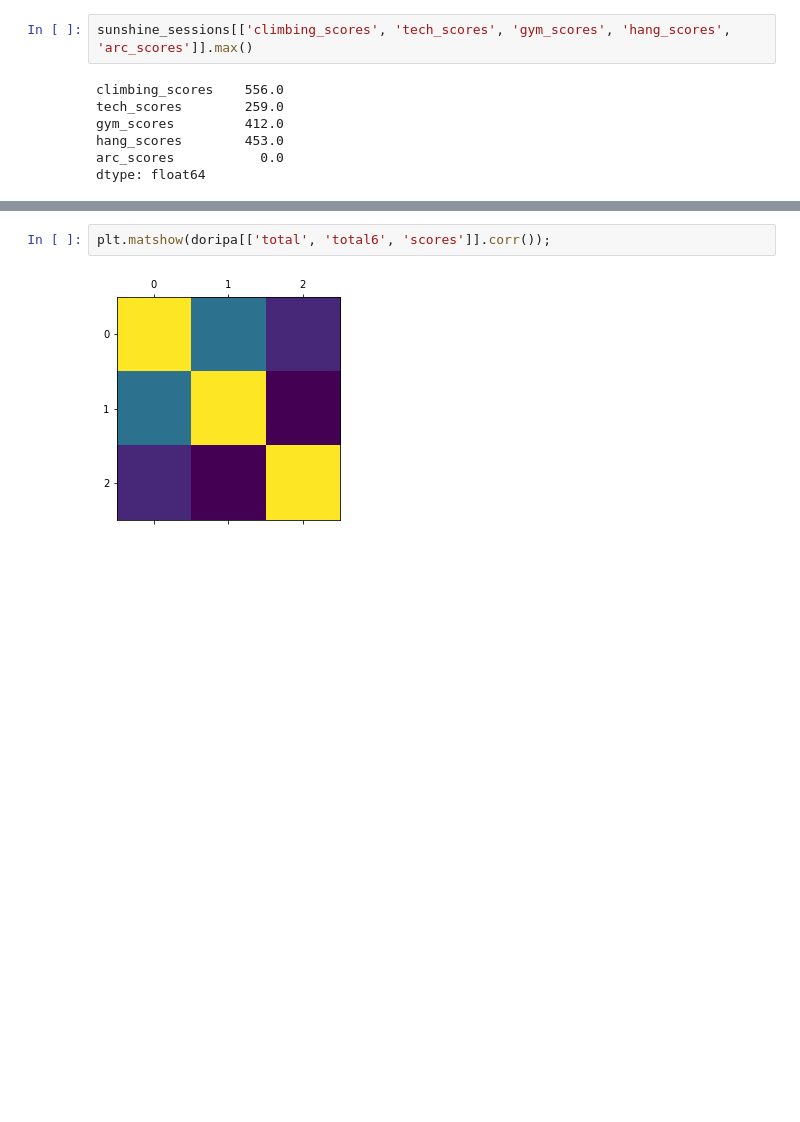
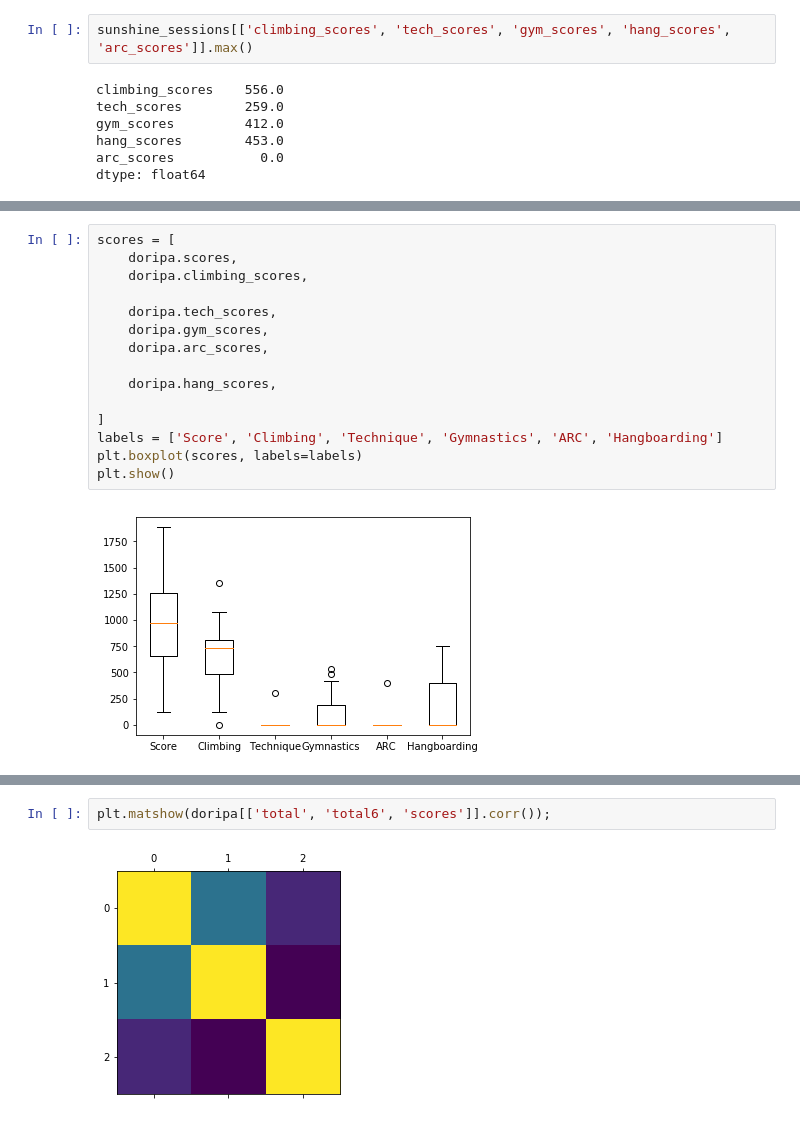
Before and after one commit to gardiac2002/monkies, a Jupyter notebook: Sessions Analysis.ipynb, the cells around one changed output, grey strips where cells are left out. Drawn from its saved outputs; the diff is of its cells as text; blank space fills up the shorter version.

```diff
--- a/Sessions Analysis.ipynb
+++ b/Sessions Analysis.ipynb
@@ -210,3 +212,20 @@ plt.show()
+# %%
+scores = [
+    doripa.scores,
+    doripa.climbing_scores,
+
+    doripa.tech_scores,
+    doripa.gym_scores,
+    doripa.arc_scores,
+
+    doripa.hang_scores,
+
+]
+labels = ['Score', 'Climbing', 'Technique', 'Gymnastics', 'ARC', 'Hangboarding']
+plt.boxplot(scores, labels=labels)
+plt.show()
+# %% [output]
+[figure, added]
 # %%
 plt.figure(figsize=(20,10))
 
```
Also changed, not shown: parts of 6 cells of this notebook.
